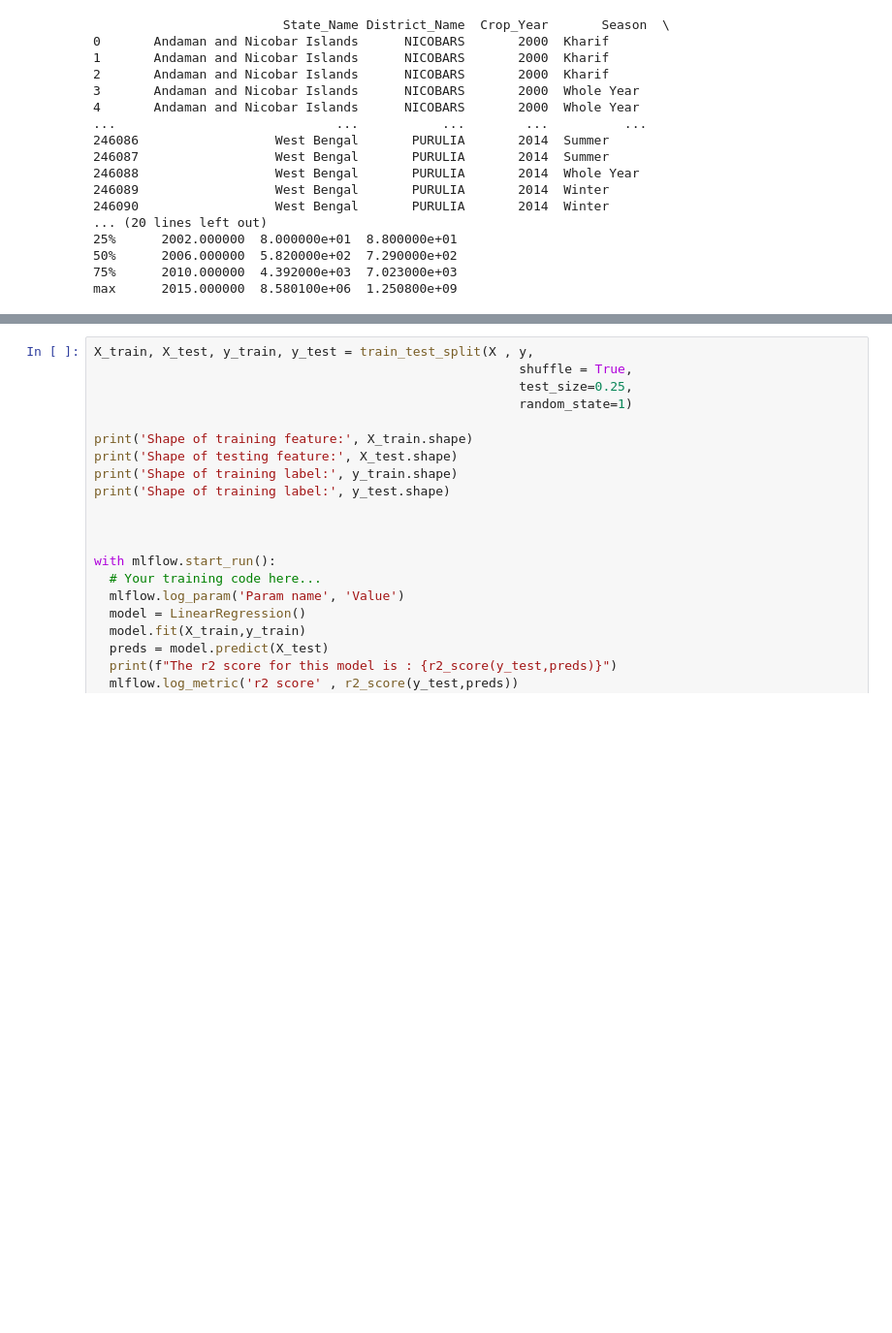
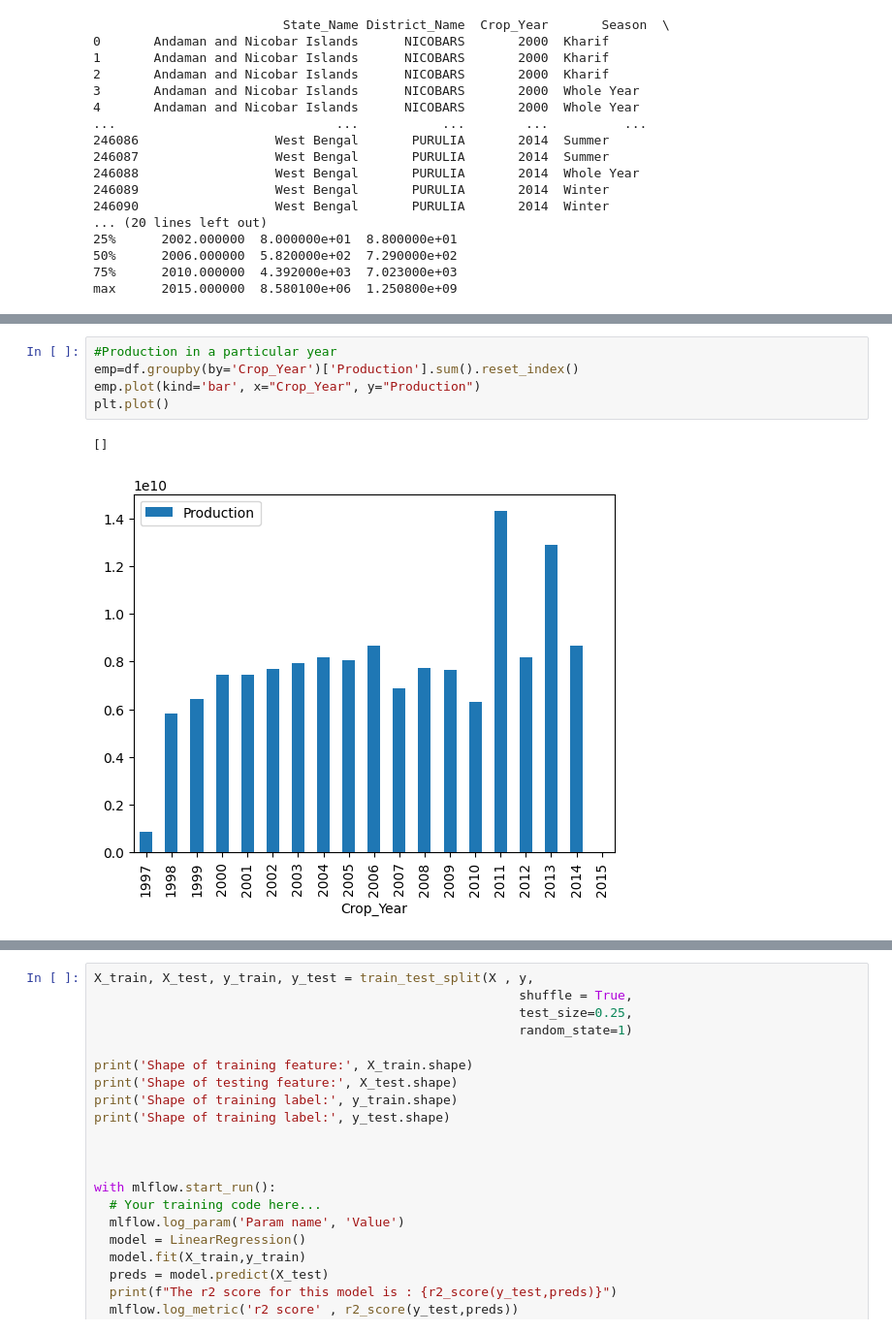
Before and after one commit to kriti-002/Crop-Production, a Jupyter notebook: Crop Production.ipynb, the cells around one changed output, grey strips where cells are left out. Shown at 97% size. Saved outputs shown, nothing was run; the diff lists cells and outputs as text; blank space fills up the shorter version.

```diff
--- a/Crop Production.ipynb
+++ b/Crop Production.ipynb
@@ -72,0 +83,8 @@ dtype: int64
+# %%
+#Production in a particular year
+emp=df.groupby(by='Crop_Year')['Production'].sum().reset_index()
+emp.plot(kind='bar', x="Crop_Year", y="Production")
+plt.plot()
+# %% [output]
+[]
+[figure, added]
```
Also changed, not shown: parts of 14 cells of this notebook.
